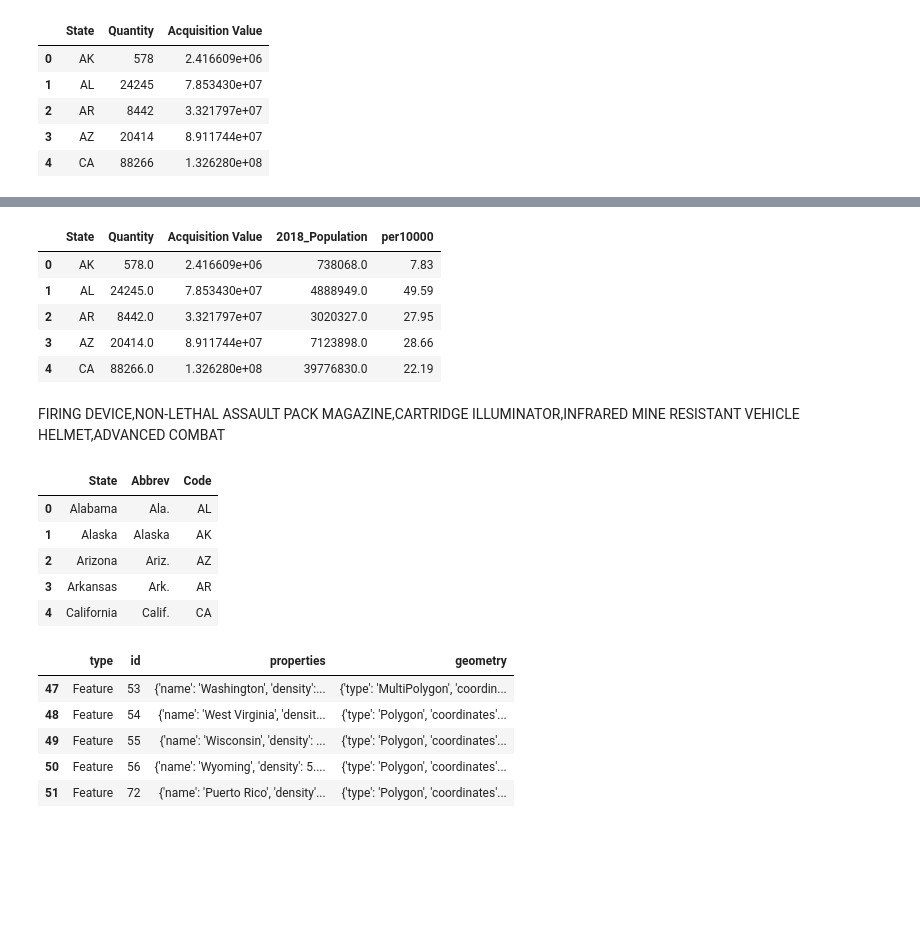
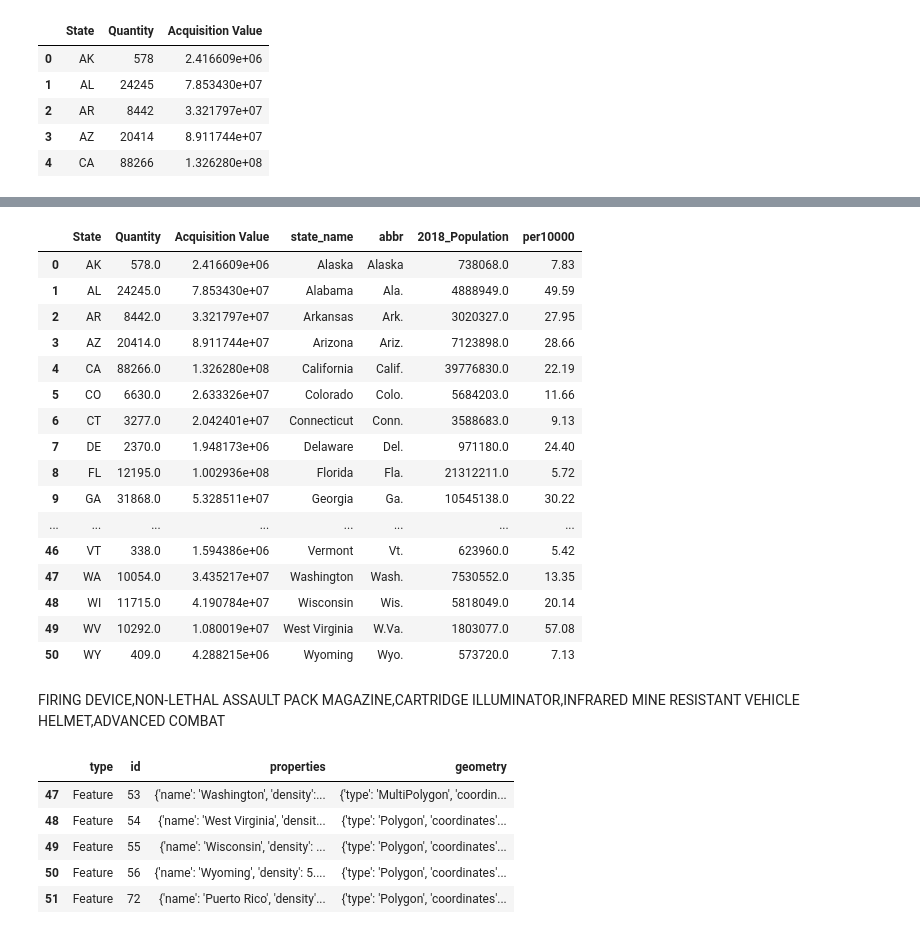
Before and after one commit to heyannag/Project_2_TLLDL, a Jupyter notebook: maps/converttogeojson.ipynb, the cells around one changed output, grey strips where cells are left out. Drawn from its saved outputs; the diff is of its cells as text; code cells hidden in the pictures; blank space fills up the shorter version.

```diff
--- a/maps/converttogeojson.ipynb
+++ b/maps/converttogeojson.ipynb
@@ -59,7 +70,7 @@ geodata = {"type":"FeatureCollection","features":[
 # %%
 populationdf = pd.read_csv('../data/2018_population.csv')
 populationdf = populationdf.dropna()
-populationdf = populationdf.reset_index(drop=True)
+populationdf = populationdf.append({"State":"MO", "2018_Population": 6135888}, ignore_index = True)
 populationdf.head()
 # %% [output]
 |  | State | 2018_Population |
@@ -68,3 +79,10 @@ populationdf.head()
 | 2 | FL | 21312211.0 |
 | 3 | NY | 19862512.0 |
 | 4 | PA | 12823989.0 |
+# %%
+populationdf = populationdf.reset_index(drop=True)
+populationdf = populationdf.replace("CO ", "CO")
+populationdf = populationdf.replace("MT ", "MT")
+# %%
+populationdf = pd.merge(abbrdf, populationdf, on = "State", how="outer")
+populationdf
@@ -112,6 +147,6 @@ statedf.head()
 | 3 | AZ | 20414 | 8.911744e+07 |
 | 4 | CA | 88266 | 1.326280e+08 |
 # %%
-statemergdf = pd.merge(statedf, populationdf, on="State")
-statemergdf.head()
+statemergdf = pd.merge(statedf, populationdf, on="State", how="outer")
+statemergdf
 # %% [output]
@@ -124,14 +170,25 @@ statemergdf.head()
 # %%
 statemergdf["per10000"] = round((statemergdf["Quantity"]*10000)/statemergdf["2018_Population"],2)
 statemergdf["Quantity"] = statemergdf["Quantity"].astype(float)
-statemergdf.head()
+statemergdf
 # %% [output]
-|  | State | Quantity | Acquisition Value | 2018_Population | per10000 |
-| 0 | AK | 578.0 | 2.416609e+06 | 738068.0 | 7.83 |
-| 1 | AL | 24245.0 | 7.853430e+07 | 4888949.0 | 49.59 |
-| 2 | AR | 8442.0 | 3.321797e+07 | 3020327.0 | 27.95 |
-| 3 | AZ | 20414.0 | 8.911744e+07 | 7123898.0 | 28.66 |
-| 4 | CA | 88266.0 | 1.326280e+08 | 39776830.0 | 22.19 |
+|  | State | Quantity | Acquisition Value | state_name | abbr | 2018_Population | per10000 |
+| 0 | AK | 578.0 | 2.416609e+06 | Alaska | Alaska | 738068.0 | 7.83 |
+| 1 | AL | 24245.0 | 7.853430e+07 | Alabama | Ala. | 4888949.0 | 49.59 |
+| 2 | AR | 8442.0 | 3.321797e+07 | Arkansas | Ark. | 3020327.0 | 27.95 |
+| 3 | AZ | 20414.0 | 8.911744e+07 | Arizona | Ariz. | 7123898.0 | 28.66 |
+| 4 | CA | 88266.0 | 1.326280e+08 | California | Calif. | 39776830.0 | 22.19 |
+| 5 | CO | 6630.0 | 2.633326e+07 | Colorado | Colo. | 5684203.0 | 11.66 |
+| 6 | CT | 3277.0 | 2.042401e+07 | Connecticut | Conn. | 3588683.0 | 9.13 |
+| 7 | DE | 2370.0 | 1.948173e+06 | Delaware | Del. | 971180.0 | 24.40 |
+| 8 | FL | 12195.0 | 1.002936e+08 | Florida | Fla. | 21312211.0 | 5.72 |
+| 9 | GA | 31868.0 | 5.328511e+07 | Georgia | Ga. | 10545138.0 | 30.22 |
+| ... | ... | ... | ... | ... | ... | ... | ... |
+| 46 | VT | 338.0 | 1.594386e+06 | Vermont | Vt. | 623960.0 | 5.42 |
+| 47 | WA | 10054.0 | 3.435217e+07 | Washington | Wash. | 7530552.0 | 13.35 |
+| 48 | WI | 11715.0 | 4.190784e+07 | Wisconsin | Wis. | 5818049.0 | 20.14 |
+| 49 | WV | 10292.0 | 1.080019e+07 | West Virginia | W.Va. | 1803077.0 | 57.08 |
+| 50 | WY | 409.0 | 4.288215e+06 | Wyoming | Wyo. | 573720.0 | 7.13 |
 # %% [markdown]
 FIRING DEVICE,NON-LETHAL
 ASSAULT PACK
@@ -139,16 +196,6 @@ MAGAZINE,CARTRIDGE
 ILLUMINATOR,INFRARED
 MINE RESISTANT VEHICLE
 HELMET,ADVANCED COMBAT
-# %%
-abbrdf = pd.read_csv('../data/state_abbr_to_name.csv')
-abbrdf.head()
-# %% [output]
-|  | State | Abbrev | Code |
-| 0 | Alabama | Ala. | AL |
-| 1 | Alaska | Alaska | AK |
-| 2 | Arizona | Ariz. | AZ |
-| 3 | Arkansas | Ark. | AR |
-| 4 | California | Calif. | CA |
 # %%
 feats = []
 for i in range (len(geodata["features"])):
```
Also changed, not shown: parts of 16 cells of this notebook, 10 other files.
